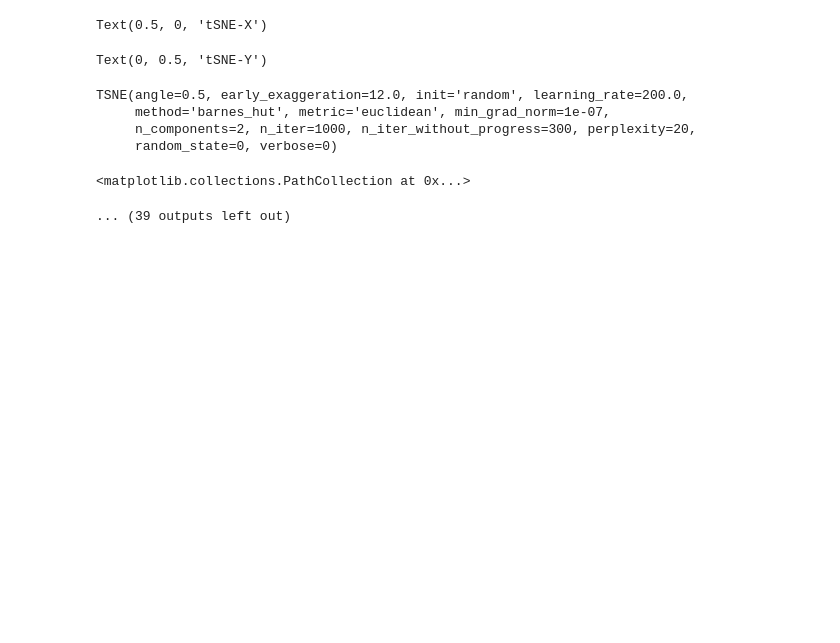
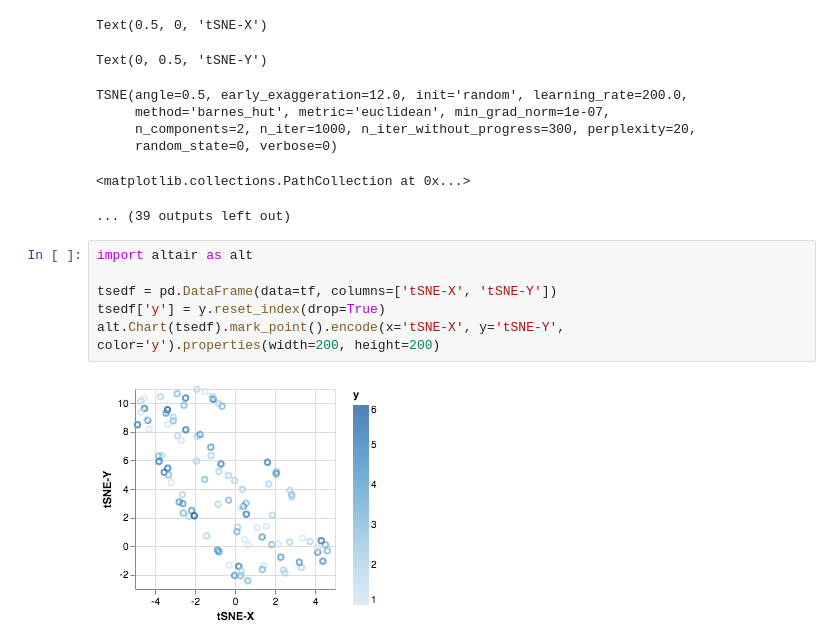
Before and after one commit to maropu/jupyterlab-dockerfile, a Jupyter notebook: examples/TSNE.ipynb, the cells around one changed output. Saved outputs shown, nothing was run; the diff lists cells and outputs as text; blank space fills up the shorter version.

```diff
--- a/examples/TSNE.ipynb
+++ b/examples/TSNE.ipynb
@@ -143,3 +143,11 @@ TSNE(angle=0.5, early_exaggeration=12.0, init='random', learning_rate=200.0,
      random_state=0, verbose=0)
 <matplotlib.collections.PathCollection at 0x...>
 ... (39 outputs left out)
+# %%
+import altair as alt
+
+tsedf = pd.DataFrame(data=tf, columns=['tSNE-X', 'tSNE-Y'])
+tsedf['y'] = y.reset_index(drop=True)
+alt.Chart(tsedf).mark_point().encode(x='tSNE-X', y='tSNE-Y', color='y').properties(width=200, height=200)
+# %% [output]
+[figure, added]
```
Also changed, not shown: parts of 3 cells of this notebook.
